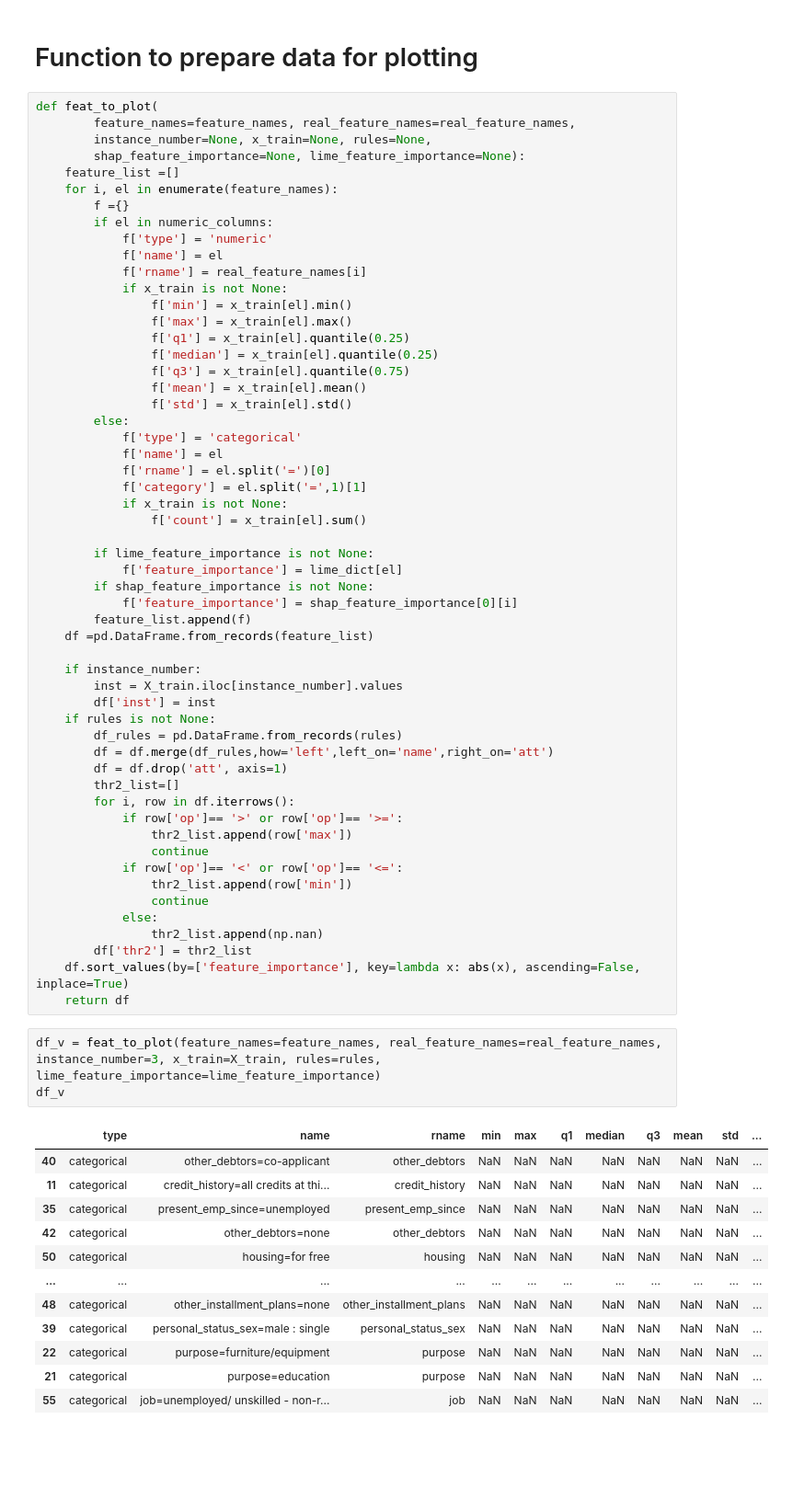
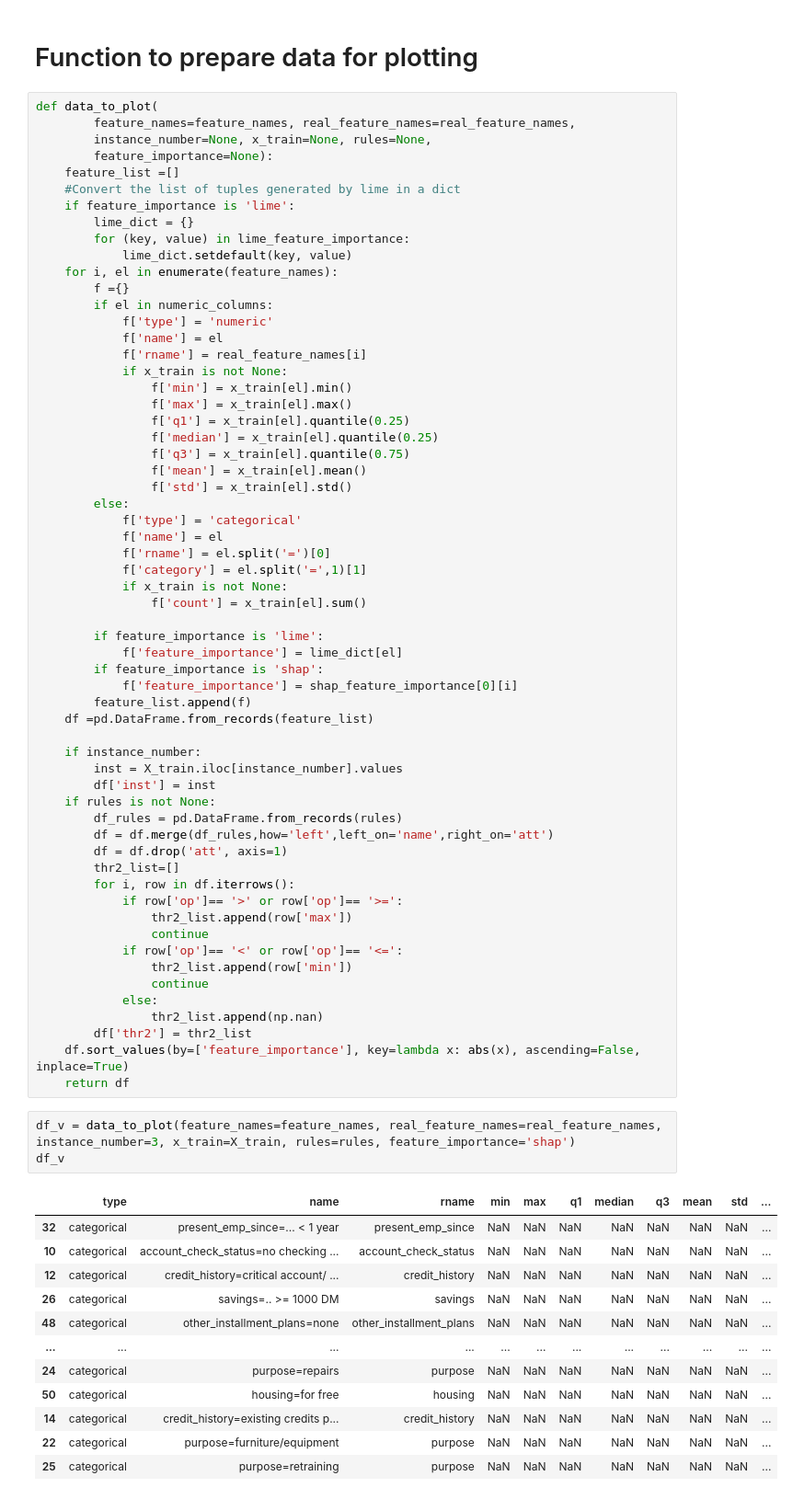
Before and after one commit to Elecapp/xai-visualization_rules_fi, a Jupyter notebook: notebooks/Titanic_rules.ipynb, the cells around one changed output. Shown at 92% size. Cells and saved outputs as stored; diff of their text form; blank space fills up the shorter version.

```diff
--- a/notebooks/Titanic_rules.ipynb
+++ b/notebooks/Titanic_rules.ipynb
@@ -846,11 +810,16 @@ lime_dict['other_debtors=none']
 # %% [markdown]
 # Function to prepare data for plotting
 # %%
-def feat_to_plot(
+def data_to_plot(
         feature_names=feature_names, real_feature_names=real_feature_names,
         instance_number=None, x_train=None, rules=None,
-        shap_feature_importance=None, lime_feature_importance=None):
+        feature_importance=None):
     feature_list =[]
+    #Convert the list of tuples generated by lime in a dict
+    if feature_importance is 'lime':
+        lime_dict = {}
+        for (key, value) in lime_feature_importance:
+            lime_dict.setdefault(key, value)
     for i, el in enumerate(feature_names):
         f ={}
         if el in numeric_columns:
@@ -873,9 +842,9 @@ def feat_to_plot(
             if x_train is not None:
                 f['count'] = x_train[el].sum()
 
-        if lime_feature_importance is not None:
+        if feature_importance is 'lime':
             f['feature_importance'] = lime_dict[el]
-        if shap_feature_importance is not None:
+        if feature_importance is 'shap':
             f['feature_importance'] = shap_feature_importance[0][i]
         feature_list.append(f)
     df =pd.DataFrame.from_records(feature_list)
@@ -901,20 +870,20 @@ def feat_to_plot(
     df.sort_values(by=['feature_importance'], key=lambda x: abs(x), ascending=False, inplace=True)
     return df
 # %%
-df_v = feat_to_plot(feature_names=feature_names, real_feature_names=real_feature_names, instance_number=3, x_train=X_train, rules=rules, lime_feature_importance=lime_feature_importance)
+df_v = data_to_plot(feature_names=feature_names, real_feature_names=real_feature_names, instance_number=3, x_train=X_train, rules=rules, feature_importance='shap')
 df_v
 # %% [output]
 |  | type | name | rname | min | max | q1 | median | q3 | mean | std | ... |
-| 40 | categorical | other_debtors=co-applicant | other_debtors | NaN | NaN | NaN | NaN | NaN | NaN | NaN | ... |
-| 11 | categorical | credit_history=all credits at thi... | credit_history | NaN | NaN | NaN | NaN | NaN | NaN | NaN | ... |
-| 35 | categorical | present_emp_since=unemployed | present_emp_since | NaN | NaN | NaN | NaN | NaN | NaN | NaN | ... |
-| 42 | categorical | other_debtors=none | other_debtors | NaN | NaN | NaN | NaN | NaN | NaN | NaN | ... |
+| 32 | categorical | present_emp_since=... < 1 year | present_emp_since | NaN | NaN | NaN | NaN | NaN | NaN | NaN | ... |
+| 10 | categorical | account_check_status=no checking ... | account_check_status | NaN | NaN | NaN | NaN | NaN | NaN | NaN | ... |
+| 12 | categorical | credit_history=critical account/ ... | credit_history | NaN | NaN | NaN | NaN | NaN | NaN | NaN | ... |
+| 26 | categorical | savings=.. >= 1000 DM | savings | NaN | NaN | NaN | NaN | NaN | NaN | NaN | ... |
+| 48 | categorical | other_installment_plans=none | other_installment_plans | NaN | NaN | NaN | NaN | NaN | NaN | NaN | ... |
+| ... | ... | ... | ... | ... | ... | ... | ... | ... | ... | ... | ... |
+| 24 | categorical | purpose=repairs | purpose | NaN | NaN | NaN | NaN | NaN | NaN | NaN | ... |
 | 50 | categorical | housing=for free | housing | NaN | NaN | NaN | NaN | NaN | NaN | NaN | ... |
-| ... | ... | ... | ... | ... | ... | ... | ... | ... | ... | ... | ... |
-| 48 | categorical | other_installment_plans=none | other_installment_plans | NaN | NaN | NaN | NaN | NaN | NaN | NaN | ... |
-| 39 | categorical | personal_status_sex=male : single | personal_status_sex | NaN | NaN | NaN | NaN | NaN | NaN | NaN | ... |
+| 14 | categorical | credit_history=existing credits p... | credit_history | NaN | NaN | NaN | NaN | NaN | NaN | NaN | ... |
 | 22 | categorical | purpose=furniture/equipment | purpose | NaN | NaN | NaN | NaN | NaN | NaN | NaN | ... |
-| 21 | categorical | purpose=education | purpose | NaN | NaN | NaN | NaN | NaN | NaN | NaN | ... |
-| 55 | categorical | job=unemployed/ unskilled - non-r... | job | NaN | NaN | NaN | NaN | NaN | NaN | NaN | ... |
+| 25 | categorical | purpose=retraining | purpose | NaN | NaN | NaN | NaN | NaN | NaN | NaN | ... |
 61 rows × 18 columns
 # %%
```
Also changed, not shown: parts of 17 cells of this notebook.
